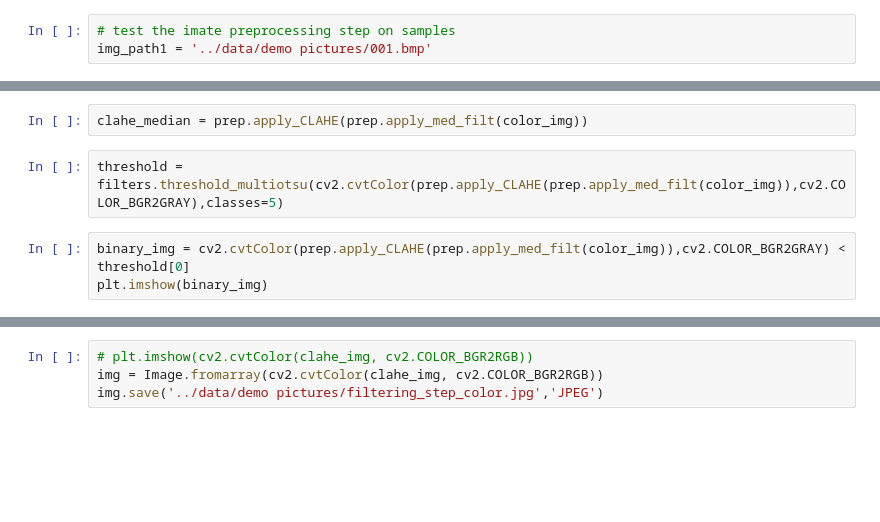
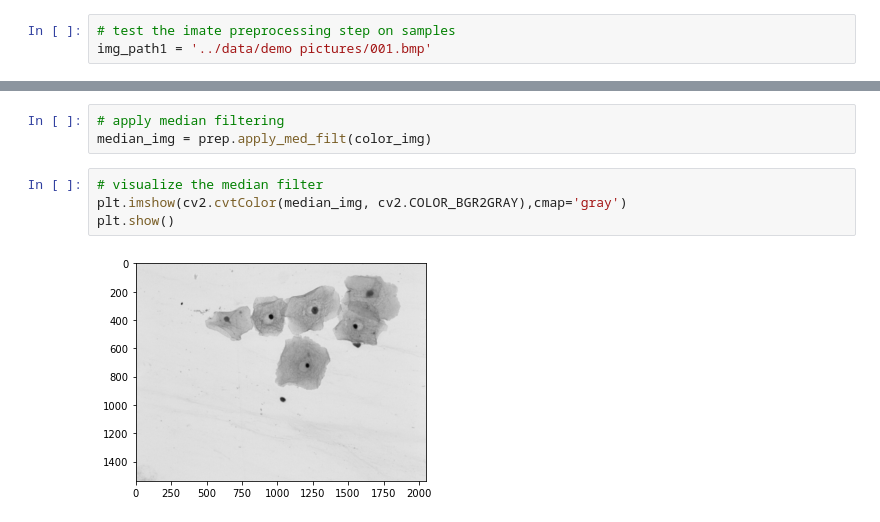
Before and after one commit to edunnwe1/Insight_project, a Jupyter notebook: notebooks/02-PreProcessing_Example.ipynb, the cells around one changed output, grey strips where cells are left out. Saved outputs shown, nothing was run; the diff lists cells and outputs as text; blank space fills up the shorter version.

```diff
--- a/notebooks/02-PreProcessing_Example.ipynb
+++ b/notebooks/02-PreProcessing_Example.ipynb
@@ -31,7 +29,0 @@ median_clahe = prep.apply_med_filt(clahe_img)
-# %%
-clahe_median = prep.apply_CLAHE(prep.apply_med_filt(color_img))
-# %%
-threshold = filters.threshold_multiotsu(cv2.cvtColor(prep.apply_CLAHE(prep.apply_med_filt(color_img)),cv2.COLOR_BGR2GRAY),classes=5)
-# %%
-binary_img = cv2.cvtColor(prep.apply_CLAHE(prep.apply_med_filt(color_img)),cv2.COLOR_BGR2GRAY) < threshold[0]
-plt.imshow(binary_img)
@@ -49,6 +38,11 @@ plt.imshow(cv2.cvtColor(clahe_img, cv2.COLOR_BGR2GRAY),cmap='gray')
 [figure]
-# %%
-# plt.imshow(cv2.cvtColor(clahe_img, cv2.COLOR_BGR2RGB))
-img = Image.fromarray(cv2.cvtColor(clahe_img, cv2.COLOR_BGR2RGB))
-img.save('../data/demo pictures/filtering_step_color.jpg','JPEG')
+# %%
+# apply median filtering
+median_img = prep.apply_med_filt(color_img)
+# %%
+# visualize the median filter
+plt.imshow(cv2.cvtColor(median_img, cv2.COLOR_BGR2GRAY),cmap='gray')
+plt.show()
+# %% [output]
+[figure, added]
 # %%
```
Also changed, not shown: parts of 18 cells of this notebook, 3 other files.
